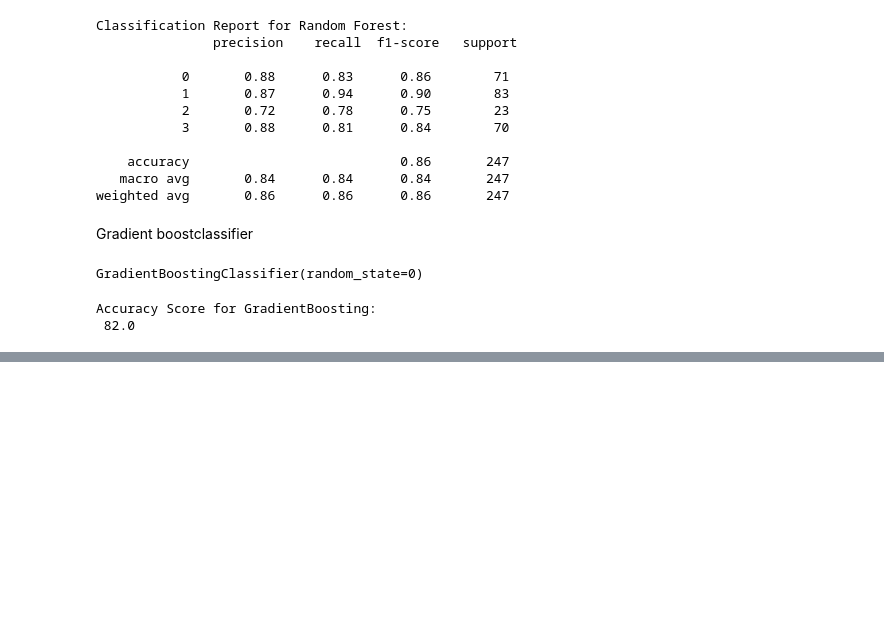
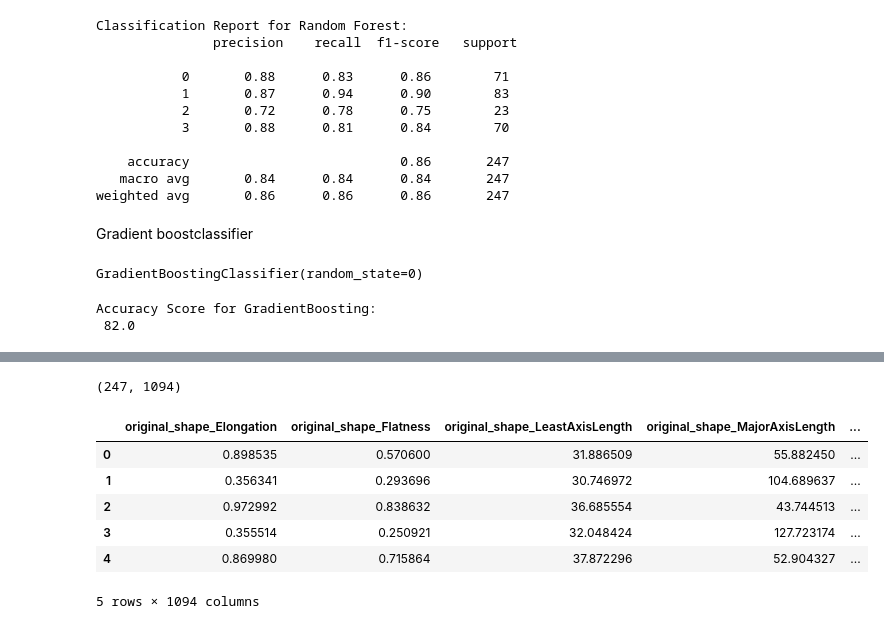
Before and after one commit to FathimaNazarudeen/lung-cancer, a Jupyter notebook: Copy_of_radiomicsdatset3forpaper.ipynb, the cells around one changed output, grey strips where cells are left out. Saved outputs shown, nothing was run; the diff lists cells and outputs as text; code cells hidden in the pictures; blank space fills up the shorter version.

```diff
--- a/Copy_of_radiomicsdatset3forpaper.ipynb
+++ b/Copy_of_radiomicsdatset3forpaper.ipynb
@@ -645,0 +701,16 @@ Accuracy Score for GradientBoosting:
+# %%
+# load dataset
+data = pd.read_csv('/content/thirddatasetdata3lung1editednew.csv', nrows=50000)
+data.shape
+# %% [output]
+(247, 1094)
+# %%
+data.head()
+# %% [output]
+|  | original_shape_Elongation | original_shape_Flatness | original_shape_LeastAxisLength | original_shape_MajorAxisLength | ... |
+| 0 | 0.898535 | 0.570600 | 31.886509 | 55.882450 | ... |
+| 1 | 0.356341 | 0.293696 | 30.746972 | 104.689637 | ... |
+| 2 | 0.972992 | 0.838632 | 36.685554 | 43.744513 | ... |
+| 3 | 0.355514 | 0.250921 | 32.048424 | 127.723174 | ... |
+| 4 | 0.869980 | 0.715864 | 37.872296 | 52.904327 | ... |
+5 rows × 1094 columns
```
Also changed, not shown: parts of 14 cells of this notebook.
